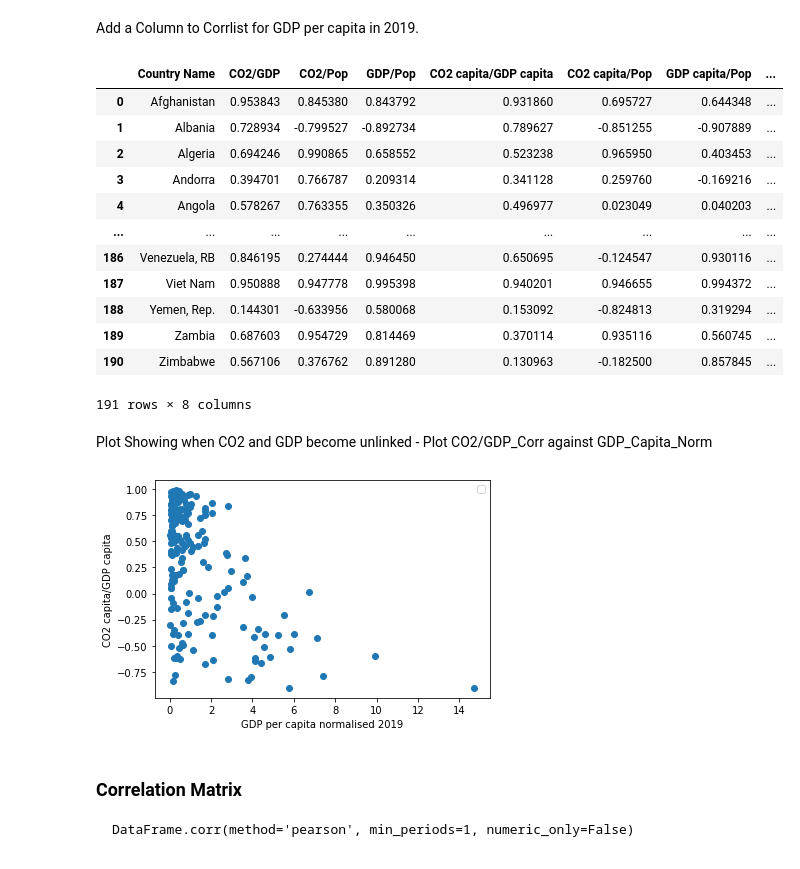
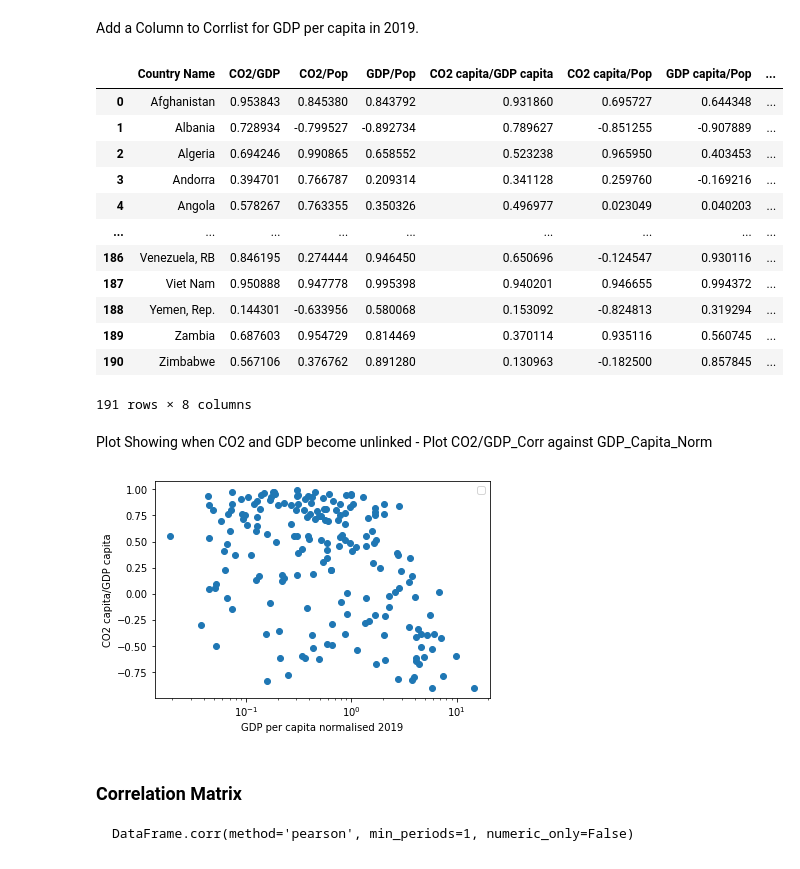
Before and after one commit to timcross271/CO2_Data_Analysis, a Jupyter notebook: CO2_Correlations.ipynb, the cells around one changed output. Drawn from its saved outputs; the diff is of its cells as text; code cells hidden in the pictures.

````diff
--- a/CO2_Correlations.ipynb
+++ b/CO2_Correlations.ipynb
@@ -9,7 +9,9 @@ import matplotlib.pylab as pl
 # %% [markdown]
 Read in data file
 # %%
-df=pd.read_csv('CO2_pivot_noCO2_930.csv')
+df=pd.read_csv('data/CO2_pivot_noCO2_930.csv')
 
 # Remove all 2020 rows
 df=df.drop(df[df['Year'] == 2020].index)
+
+df
@@ -226,7 +242,7 @@ Create World Dataframe to include world values from original data.
 Then calculate CO2 and GDP per capita for world data.
 # %%
 # Load original data again
-df_all=pd.read_csv('CO2_pivot_noCO2_930.csv')
+df_all=pd.read_csv('data/CO2_pivot_noCO2_930.csv')
 # Remove all 2020 rows
 df_all=df_all.drop(df_all[df_all['Year'] == 2020].index)
 
@@ -355,7 +356,7 @@ corrlist
 | 3 | Andorra | 0.394701 | 0.766787 | 0.209314 | 0.341128 | 0.259760 | -0.169216 | ... |
 | 4 | Angola | 0.578267 | 0.763355 | 0.350326 | 0.496977 | 0.023049 | 0.040203 | ... |
 | ... | ... | ... | ... | ... | ... | ... | ... | ... |
-| 186 | Venezuela, RB | 0.846195 | 0.274444 | 0.946450 | 0.650695 | -0.124547 | 0.930116 | ... |
+| 186 | Venezuela, RB | 0.846195 | 0.274444 | 0.946450 | 0.650696 | -0.124547 | 0.930116 | ... |
 | 187 | Viet Nam | 0.950888 | 0.947778 | 0.995398 | 0.940201 | 0.946655 | 0.994372 | ... |
 | 188 | Yemen, Rep. | 0.144301 | -0.633956 | 0.580068 | 0.153092 | -0.824813 | 0.319294 | ... |
 | 189 | Zambia | 0.687603 | 0.954729 | 0.814469 | 0.370114 | 0.935116 | 0.560745 | ... |
@@ -364,14 +365,16 @@ corrlist
 # %% [markdown]
 Plot Showing when CO2 and GDP become unlinked - Plot CO2/GDP_Corr against GDP_Capita_Norm
 # %%
+pl.xscale('log')
 pl.scatter(corrlist['GDP capita NORM 2019'],corrlist['CO2 capita/GDP capita'])
 pl.legend()
+
 # pl.title()
 pl.ylabel('CO2 capita/GDP capita')
 pl.xlabel('GDP per capita normalised 2019')
 pl.savefig('Plots/CO2_GDP_Corr_GDP_capita_Norm_2019.pdf')
 # %% [output]
-[figure, old version]
+[figure, new version]
 # %% [markdown]
 ### Correlation Matrix
 ```
````
Also changed, not shown: parts of 7 cells of this notebook.
